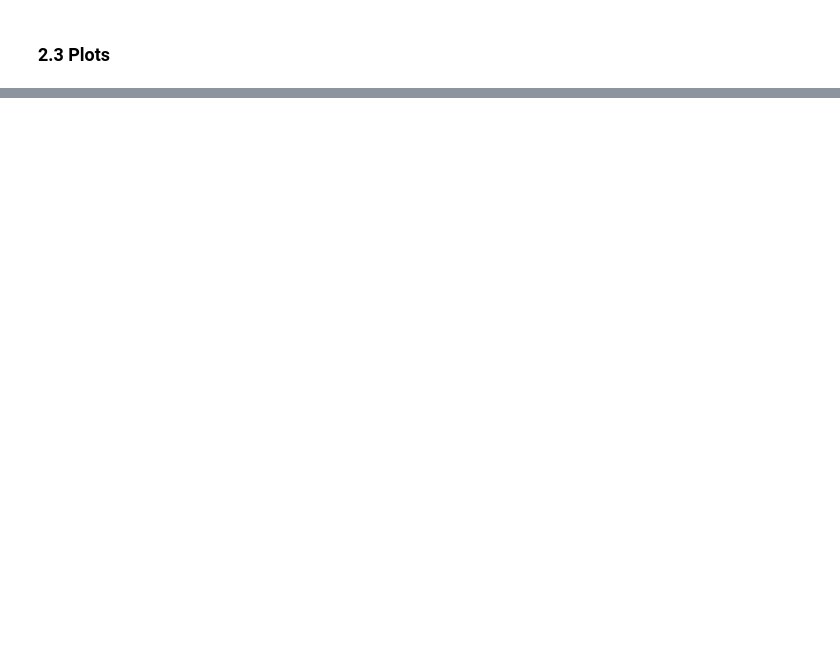
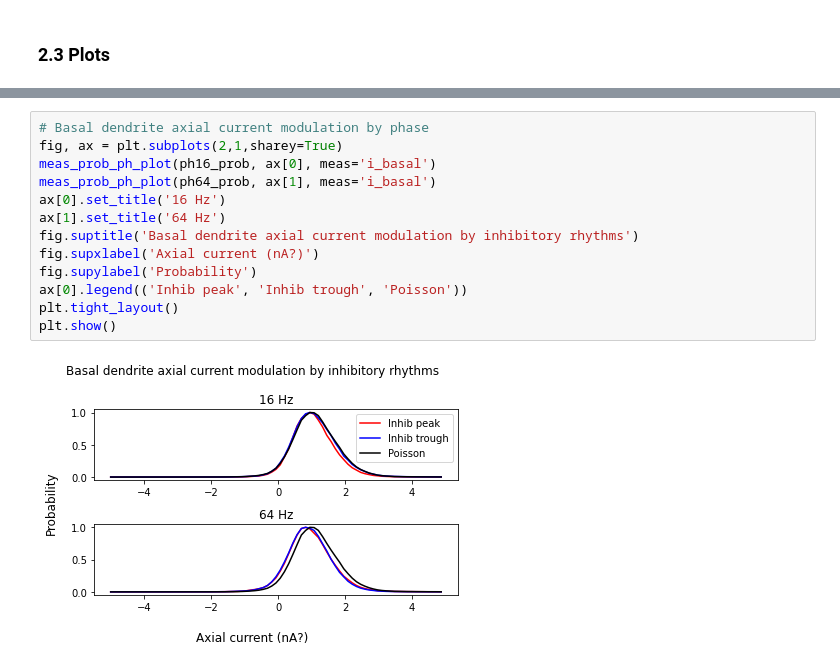
Before and after one commit to dbheadley/InhibOnDendComp, a Jupyter notebook: scripts/APThresh_RhythmicInh_PoissonExc.ipynb, the cells around one changed output, grey strips where cells are left out. Saved outputs shown, nothing was run; the diff lists cells and outputs as text; blank space fills up the shorter version.

```diff
--- a/scripts/APThresh_RhythmicInh_PoissonExc.ipynb
+++ b/scripts/APThresh_RhythmicInh_PoissonExc.ipynb
@@ -146,0 +260,15 @@ plt.show()
+# %%
+# Basal dendrite axial current modulation by phase
+fig, ax = plt.subplots(2,1,sharey=True)
+meas_prob_ph_plot(ph16_prob, ax[0], meas='i_basal')
+meas_prob_ph_plot(ph64_prob, ax[1], meas='i_basal')
+ax[0].set_title('16 Hz')
+ax[1].set_title('64 Hz')
+fig.suptitle('Basal dendrite axial current modulation by inhibitory rhythms')
+fig.supxlabel('Axial current (nA?)')
+fig.supylabel('Probability')
+ax[0].legend(('Inhib peak', 'Inhib trough', 'Poisson'))
+plt.tight_layout()
+plt.show()
+# %% [output]
+[figure, added]
```
Also changed, not shown: parts of 12 cells of this notebook, 22 other files.
